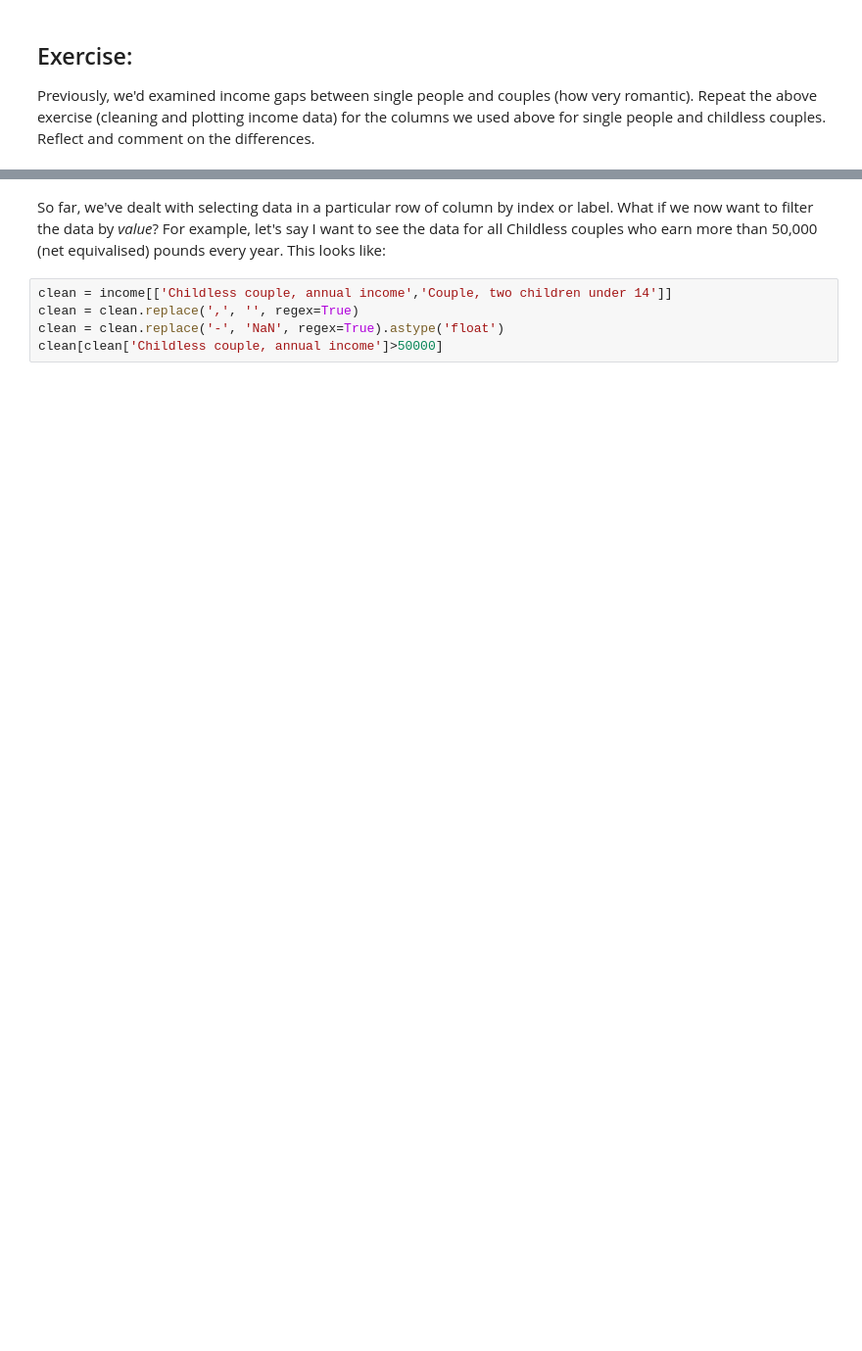
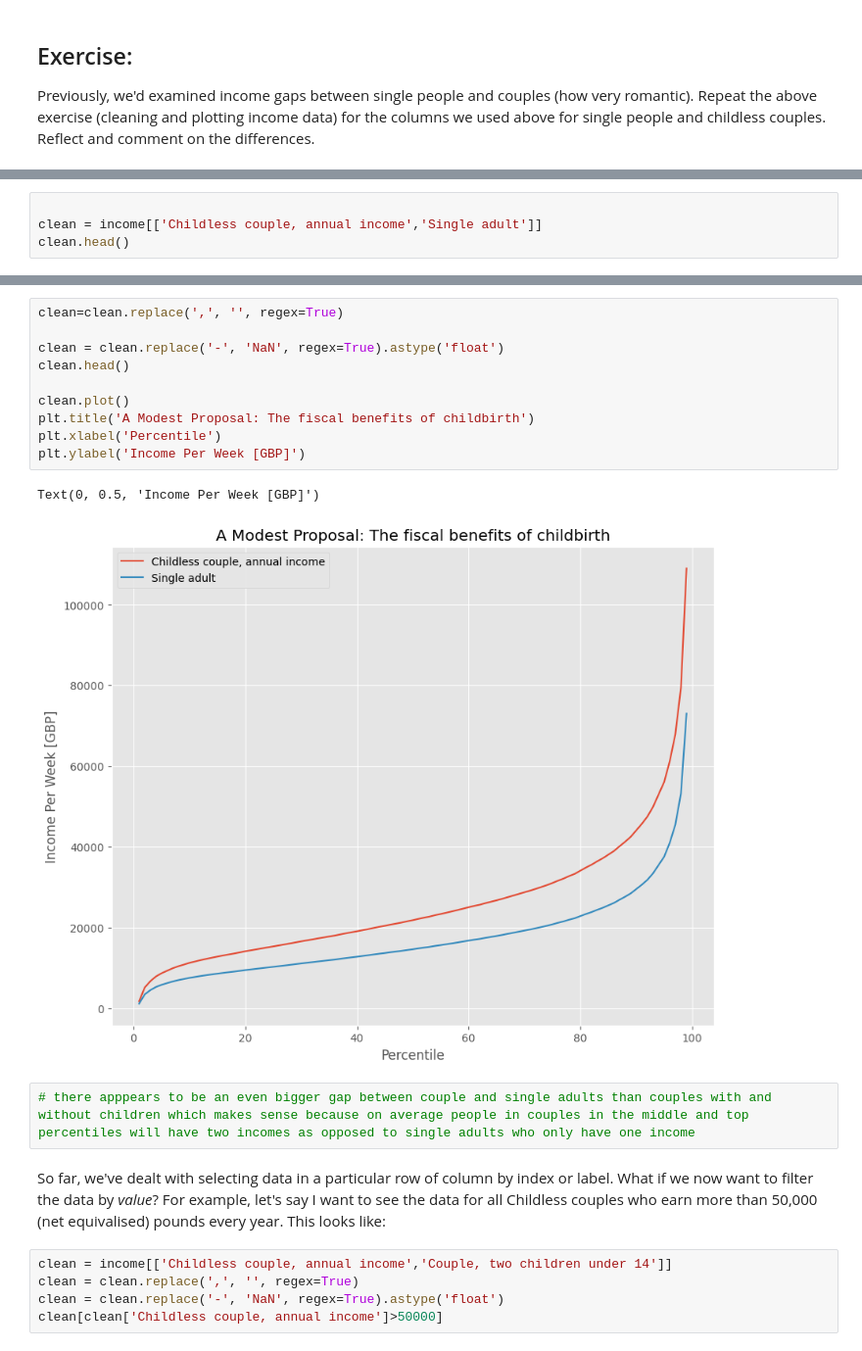
Before and after one commit to marialevina1/QM2, a Jupyter notebook: notebooks/W02. Pandas.ipynb, the cells around one changed output, grey strips where cells are left out. Shown at 98% size. Cells and saved outputs as stored; diff of their text form; blank space fills up the shorter version.

```diff
--- a/notebooks/W02. Pandas.ipynb
+++ b/notebooks/W02. Pandas.ipynb
@@ -321,0 +332,4 @@ Add your reflection here.
+# %%
+
+clean = income[['Childless couple, annual income','Single adult']]
+clean.head()
@@ -322,3 +344,18 @@ Add your reflection here.
+# %%
+clean=clean.replace(',', '', regex=True)
+
+clean = clean.replace('-', 'NaN', regex=True).astype('float')
+clean.head()
+
+clean.plot()
+plt.title('A Modest Proposal: The fiscal benefits of childbirth')
+plt.xlabel('Percentile')
+plt.ylabel('Income Per Week [GBP]')
+# %% [output]
+Text(0, 0.5, 'Income Per Week [GBP]')
+[figure, added]
+# %%
+# there apppears to be an even bigger gap between couple and single adults than couples with and without children which makes sense because on average people in couples in the middle and top percentiles will have two incomes as opposed to single adults who only have one income
 # %% [markdown]
 So far, we've dealt with selecting data in a particular row of column by index or label. What if we now want to filter the data by *value*? For example, let's say I want to see the data for all Childless couples who earn more than 50,000 (net equivalised) pounds every year. This looks like:
 # %%
```
Also changed, not shown: parts of 11 cells of this notebook.
